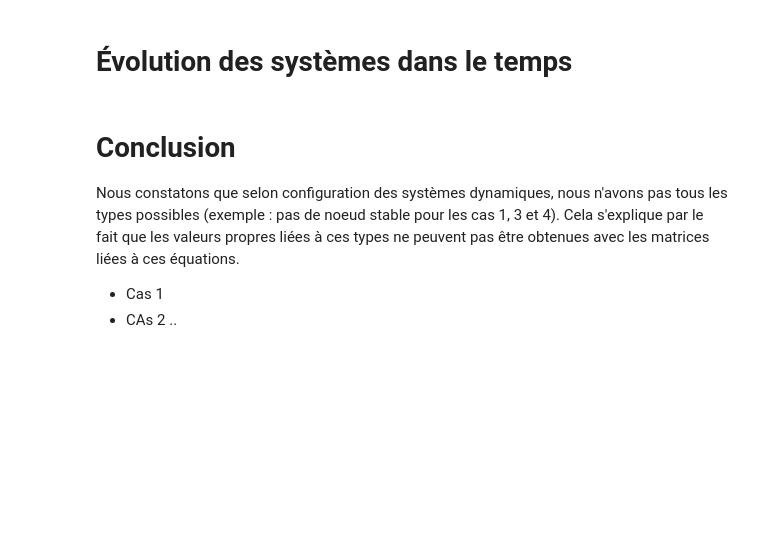
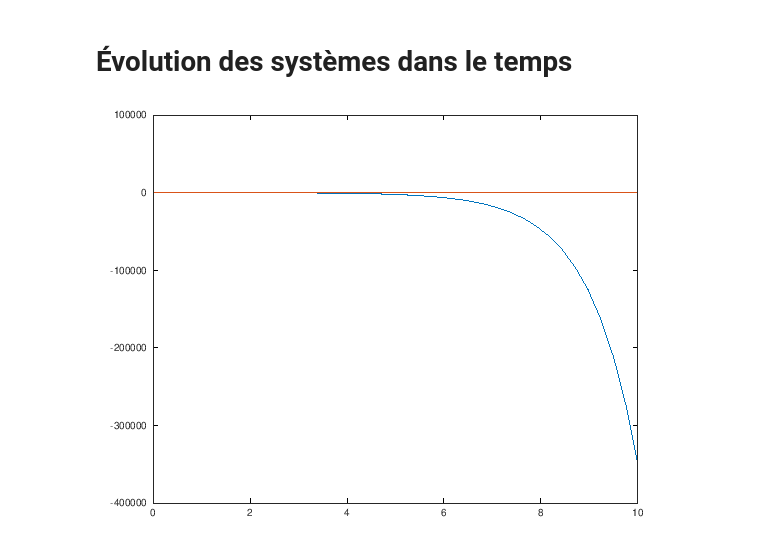
Before and after one commit to AlexandreHnf/Projet_ModSim, a Jupyter notebook: projet.ipynb, the cells around one changed output. Drawn from its saved outputs; the diff is of its cells as text; code cells hidden in the pictures; blank space fills up the shorter version.

```diff
--- a/projet.ipynb
+++ b/projet.ipynb
@@ -294,9 +272,9 @@ plot_portrait_phase_complete([0 -1; 4 0]); %(-1, 4) cas 4, nous avons un centre
 [figure]
 # %% [markdown]
 # Évolution des systèmes dans le temps
-# %% [markdown]
-# Conclusion
-Nous constatons que selon configuration des systèmes dynamiques, nous n'avons pas tous les types possibles (exemple : pas de noeud stable pour les cas 1, 3 et 4). Cela s'explique par le fait que les valeurs propres liées à ces types ne peuvent pas être obtenues avec les matrices liées à ces équations.
-* Cas 1
-* CAs 2
-..
+# %%
+[t,x] = system_simulation([1 -4; 0 0], [0, 4]);
+
+plot(t,x)
+# %% [output]
+[figure, added]
```
Also changed, not shown: parts of 3 cells of this notebook, 1 other file.
